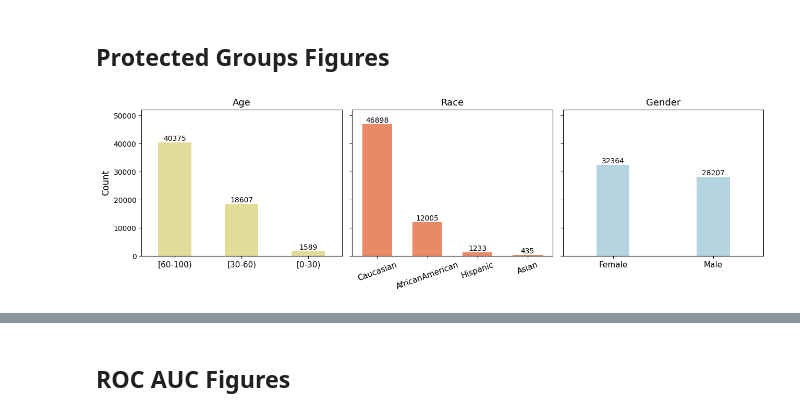
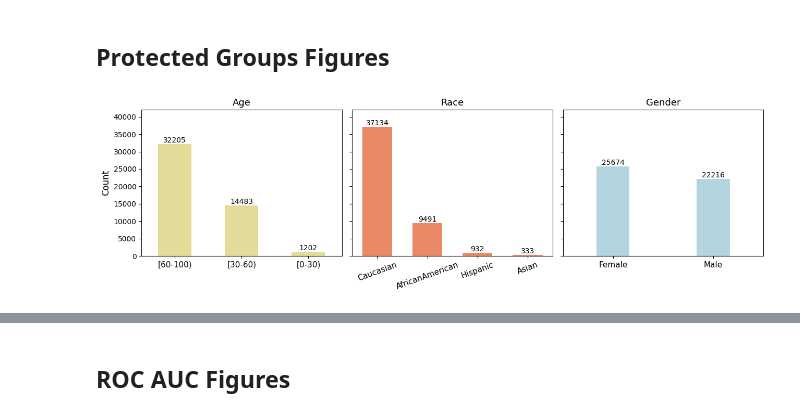
Before and after one commit to ah140797/AlgorithmicFairnessExam, a Jupyter notebook: notebook.ipynb, the cells around one changed output, grey strips where cells are left out. Saved outputs shown, nothing was run; the diff lists cells and outputs as text; code cells hidden in the pictures.

```diff
--- a/notebook.ipynb
+++ b/notebook.ipynb
@@ -328,43 +328,47 @@ for lambda_ in LAMBDAS:
     age_fprs.append(age_fpr)
 # %% [markdown]
 ## Protected Groups Figures
+# %%
+protected_groups_ = pd.from_dummies(pd.concat([group_train, group_test]), sep='_')
+readmitted_flag = pd.DataFrame({'readmitted_flag': np.concatenate((y_train, y_test))},index=protected_groups_.index)
+protected_groups_ = pd.concat([protected_groups_, readmitted_flag], axis=1)
 # %%
-age_counts = df.groupby('age').size()
-race_counts = df.groupby('race').size()
-gender_counts = df.groupby('gender').size()
+age_counts = protected_groups_.groupby('age').size()
+race_counts = protected_groups_.groupby('race').size()
+gender_counts = protected_groups_.groupby('gender').size()
 age_counts = age_counts.sort_values(ascending=False)
 race_counts = race_counts.sort_values(ascending=False)
 gender_counts = gender_counts.sort_values(ascending=False)
 
 fig, axes = plt.subplots(1, 3, figsize=(13, 4), sharey=True)
 
 sns.barplot(x=age_counts.index, y=age_counts.values, ax=axes[0], color='khaki', width=0.5)
 axes[0].set_title('Age', fontsize=13)
 axes[0].set_xlabel('')
 axes[0].set_ylabel('Count', fontsize=12)
 axes[0].bar_label(axes[0].containers[0])
 axes[0].set_xticklabels(axes[0].get_xticklabels(), rotation=0, ha='center', fontsize=11)
-axes[0].set_ylim(0,52000)
+axes[0].set_ylim(0,42000)
 
 sns.barplot(x=race_counts.index, y=race_counts.values, ax=axes[1], color='coral', width=0.6)
 axes[1].set_title('Race', fontsize=13)
 axes[1].set_xlabel('')
 axes[1].set_ylabel('')
 axes[1].bar_label(axes[1].containers[0])
 axes[1].set_xticklabels(axes[1].get_xticklabels(), rotation=20, ha='center', fontsize=11)
-axes[1].set_ylim(0,52000)
+axes[1].set_ylim(0,42000)
 
 sns.barplot(x=gender_counts.index, y=gender_counts.values, ax=axes[2], color='lightblue', width=0.33)
 axes[2].set_title('Gender', fontsize=13)
 axes[2].set_xlabel('')
 axes[2].set_ylabel('')
 axes[2].bar_label(axes[2].containers[0])
 axes[2].set_xticklabels(axes[2].get_xticklabels(), rotation=0, ha='center', fontsize=11)
-axes[2].set_ylim(0,52000)
+axes[2].set_ylim(0,42000)
 
 plt.tight_layout()
 plt.savefig(FIGURES_PATH+"count.svg")
 plt.show()
 # %% [output]
-[figure, old version]
+[figure, new version]
 # %%
```
Also changed, not shown: parts of 1 cell of this notebook, 8 other files.
